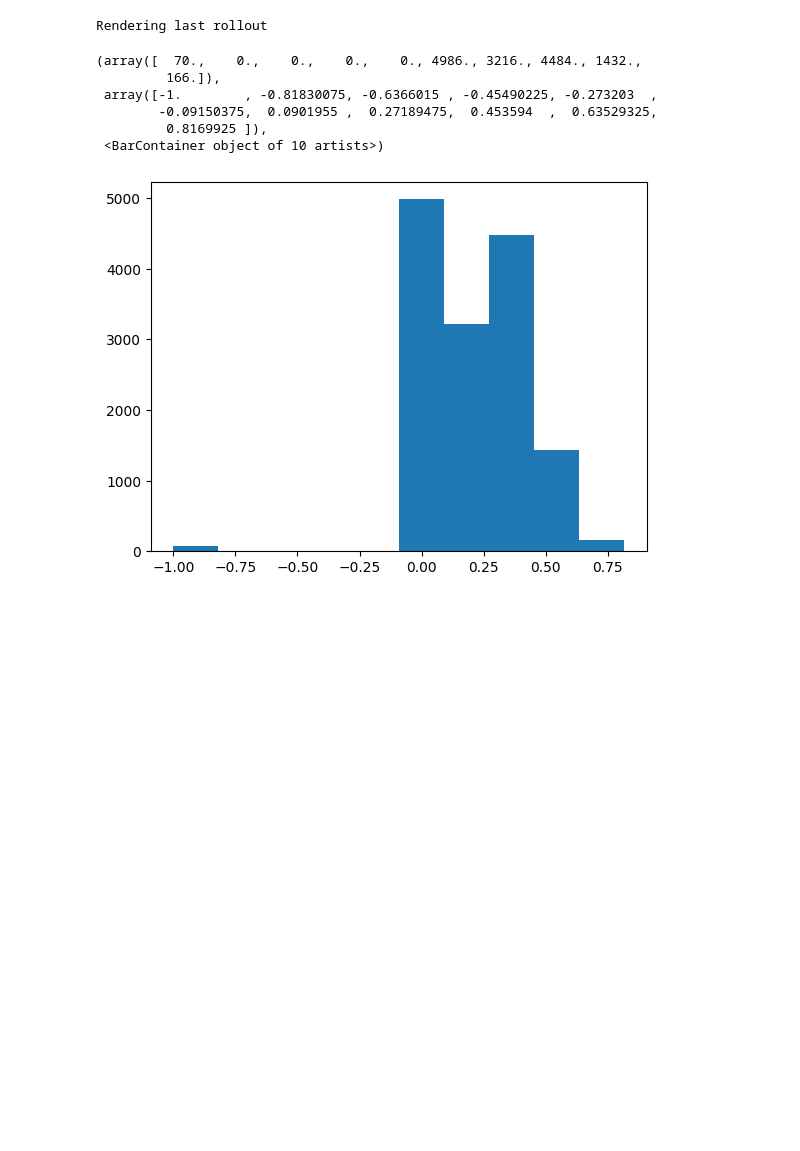
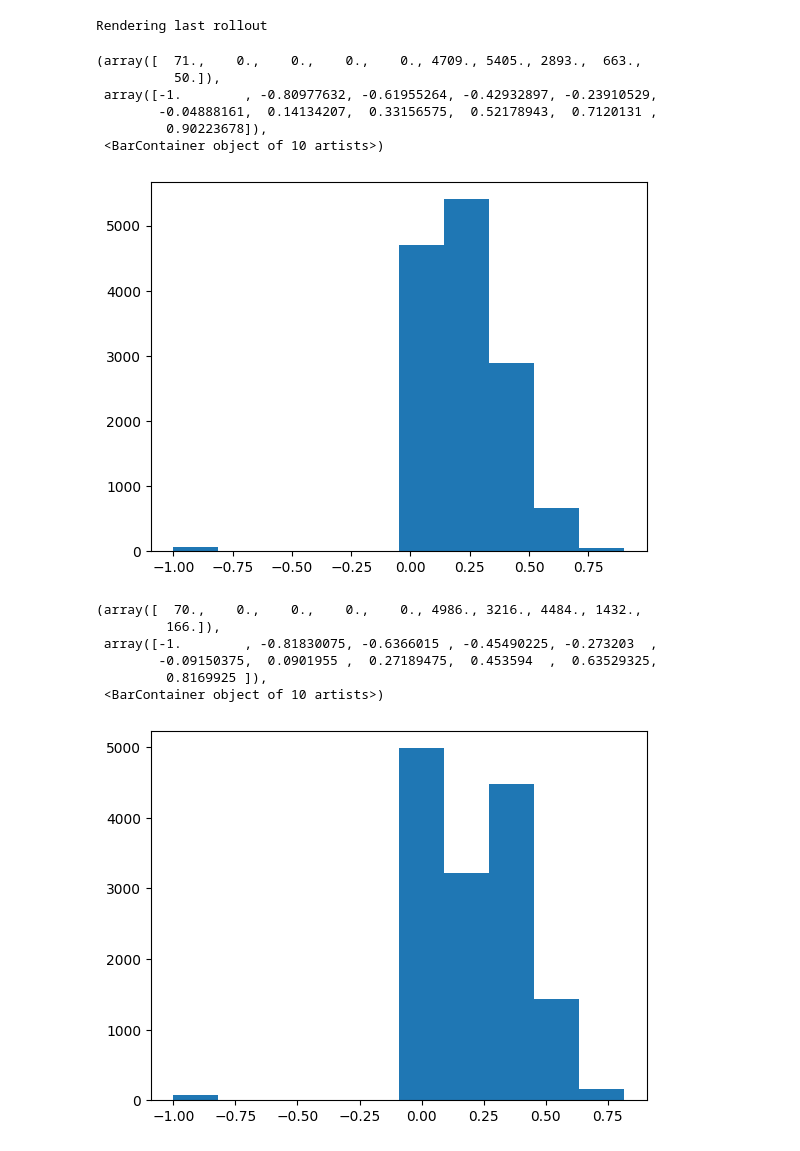
Before and after one commit to stkao05/rl-2048, a Jupyter notebook: eval.ipynb, the cells around one changed output. Cells and saved outputs as stored; diff of their text form; code cells hidden in the pictures; blank space fills up the shorter version.

```diff
--- a/eval.ipynb
+++ b/eval.ipynb
@@ -20,6 +20,16 @@ scores, highest, rewards = evaluation(env, model, eval_num)
 #     print(f"{item[0]}: {item[1]}")
 # %% [output]
 Rendering last rollout
+# %%
+plt.hist(rewards)
+# %% [output]
+(array([  71.,    0.,    0.,    0.,    0., 4709., 5405., 2893.,  663.,
+          50.]),
+ array([-1.        , -0.80977632, -0.61955264, -0.42932897, -0.23910529,
+        -0.04888161,  0.14134207,  0.33156575,  0.52178943,  0.7120131 ,
+         0.90223678]),
+ <BarContainer object of 10 artists>)
+[figure, added]
 # %%
 
 plt.hist(rewards)
```
